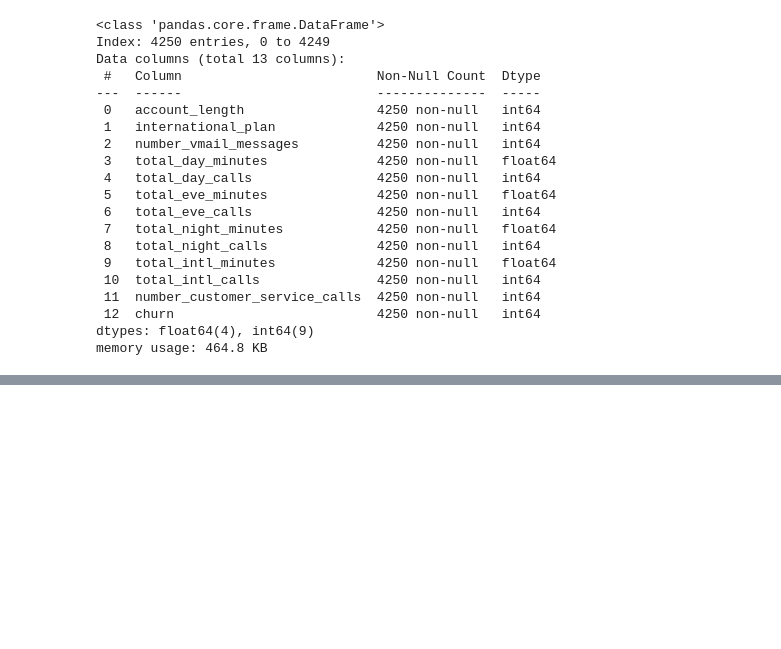
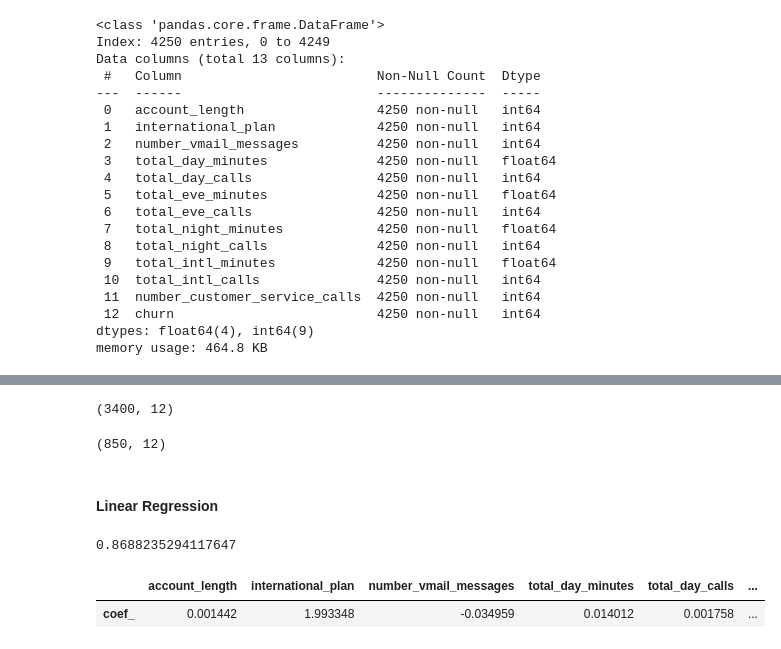
Before and after one commit to Fine2Gitup/Data-Mining, a Jupyter notebook: Prediction.ipynb, the cells around one changed output, grey strips where cells are left out. Drawn from its saved outputs; the diff is of its cells as text; code cells hidden in the pictures; blank space fills up the shorter version.

```diff
--- a/Prediction.ipynb
+++ b/Prediction.ipynb
@@ -39,0 +41,10 @@ RandomForestClassifier(random_state=42)
+# %%
+X_train.shape
+# %% [output]
+(3400, 12)
+# %%
+X_test.shape
+# %% [output]
+(850, 12)
+# %% [markdown]
+#### Linear Regression
@@ -39,0 +53,9 @@ RandomForestClassifier(random_state=42)
+# %%
+LR.score(X_train,y_train)
+# %% [output]
+0.8688235294117647
+# %%
+pd.DataFrame(dict(zip(X_train.columns,LR.coef_[0])),index=['coef_'])
+# %% [output]
+|  | account_length | international_plan | number_vmail_messages | total_day_minutes | total_day_calls | ... |
+| coef_ | 0.001442 | 1.993348 | -0.034959 | 0.014012 | 0.001758 | ... |
```
Also changed, not shown: parts of 17 cells of this notebook, 1 other file.
